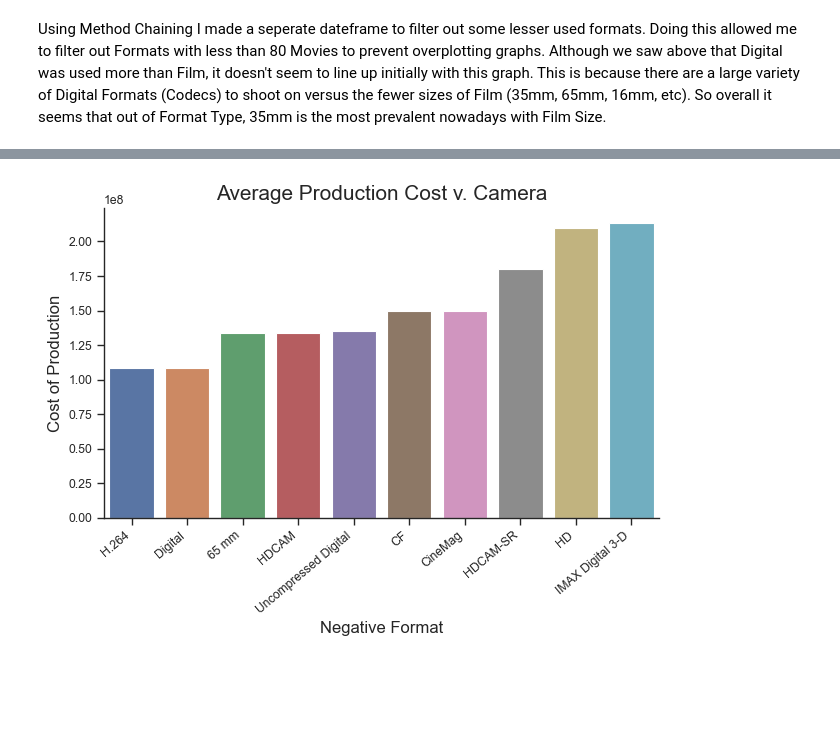
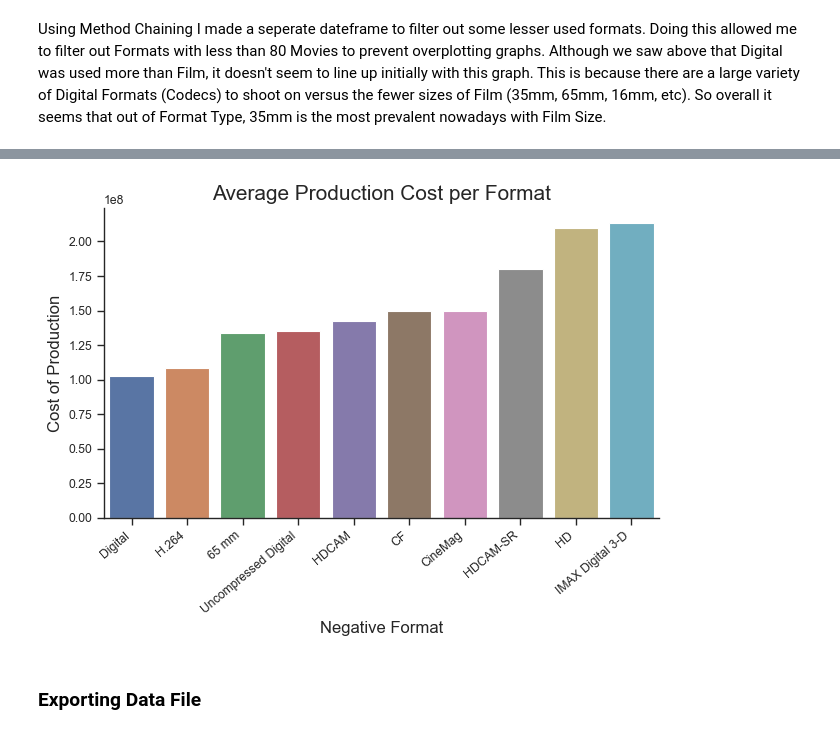
Before and after one commit to ubco-W2022T1-cosc301/project-group16, a Jupyter notebook: notebooks/analysis1.ipynb, the cells around one changed output, grey strips where cells are left out. Saved outputs shown, nothing was run; the diff lists cells and outputs as text; code cells hidden in the pictures; blank space fills up the shorter version.

```diff
--- a/notebooks/analysis1.ipynb
+++ b/notebooks/analysis1.ipynb
@@ -7,7 +7,7 @@ For my research, I wanted to analyze how the choice of Film Type and the Format
 ### Importing Data
 # %%
 from project_functions1 import *
-df = pd.read_csv("../data/raw/top_directors.csv")
-df_clean = load_and_process("../data/raw/top_directors.csv")
+df = pd.read_csv("../data/raw/top_movies.csv")
+df_clean = load_and_process("../data/raw/top_movies.csv")
 # %% [markdown]
 ### Reviewing Initial Data
@@ -130,13 +143,13 @@ plt.show()
 # %%
 df_d = camera_mean_budget(df_clean)
 
 # Plotting the Graph
 fx = sns.barplot(df_d, y="budget", x="negative_format", order=df_d.sort_values('budget').negative_format)
 fx.set_xticklabels(fx.get_xticklabels(), rotation=40, ha="right")
 plt.xlabel("Negative Format", size=12)
 plt.ylabel("Cost of Production", size=12)
-plt.title("Average Production Cost v. Camera", size=15)
+plt.title("Average Production Cost per Format", size=15)
 plt.tight_layout()
 plt.show()
 # %% [output]
-[figure, old version]
+[figure, new version]
@@ -146,2 +156,4 @@ g.map(sns.histplot,"negative_format")
+# %% [markdown]
+### Exporting Data File
 # %%
 df_clean.to_csv('../data/processed/talon.csv')
```
Also changed, not shown: parts of 13 cells of this notebook, 1 other file.
